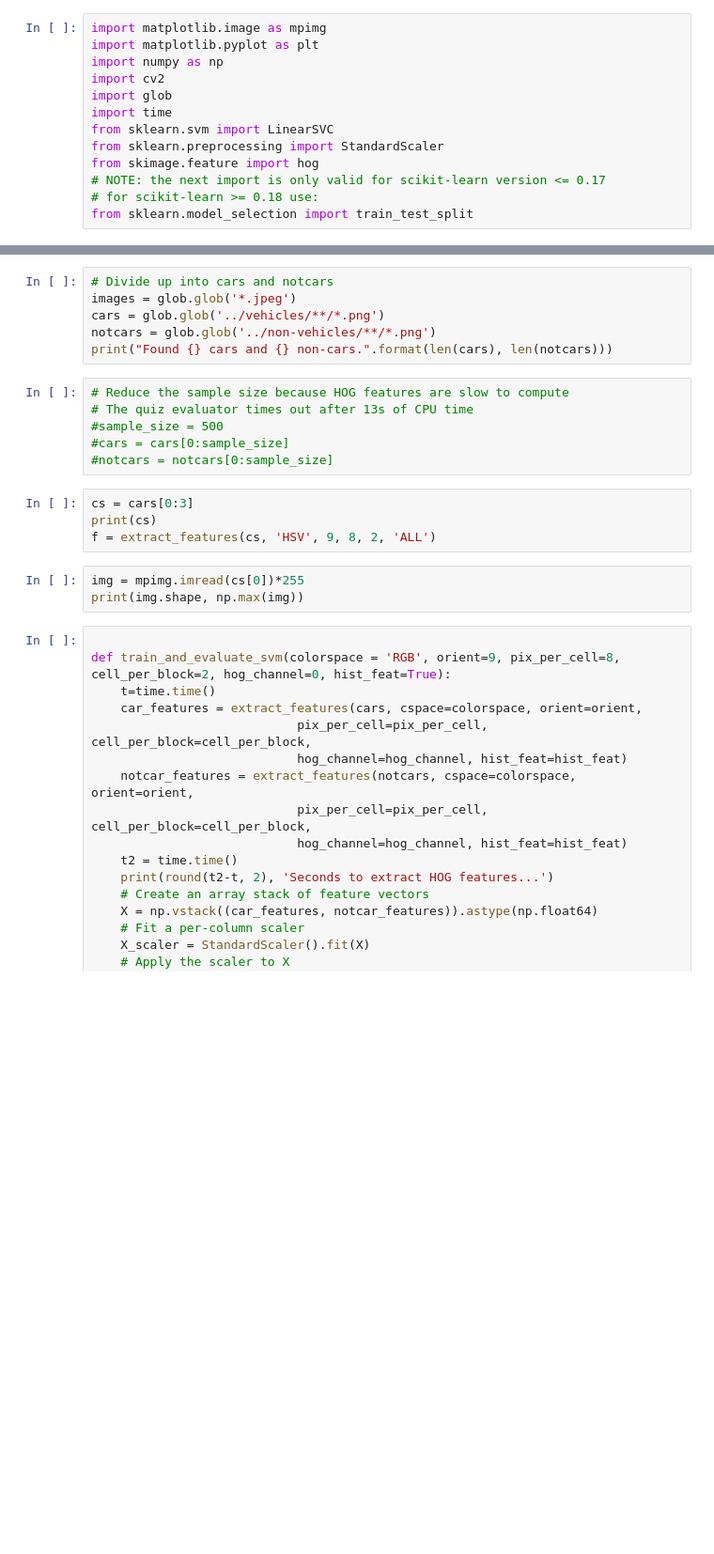
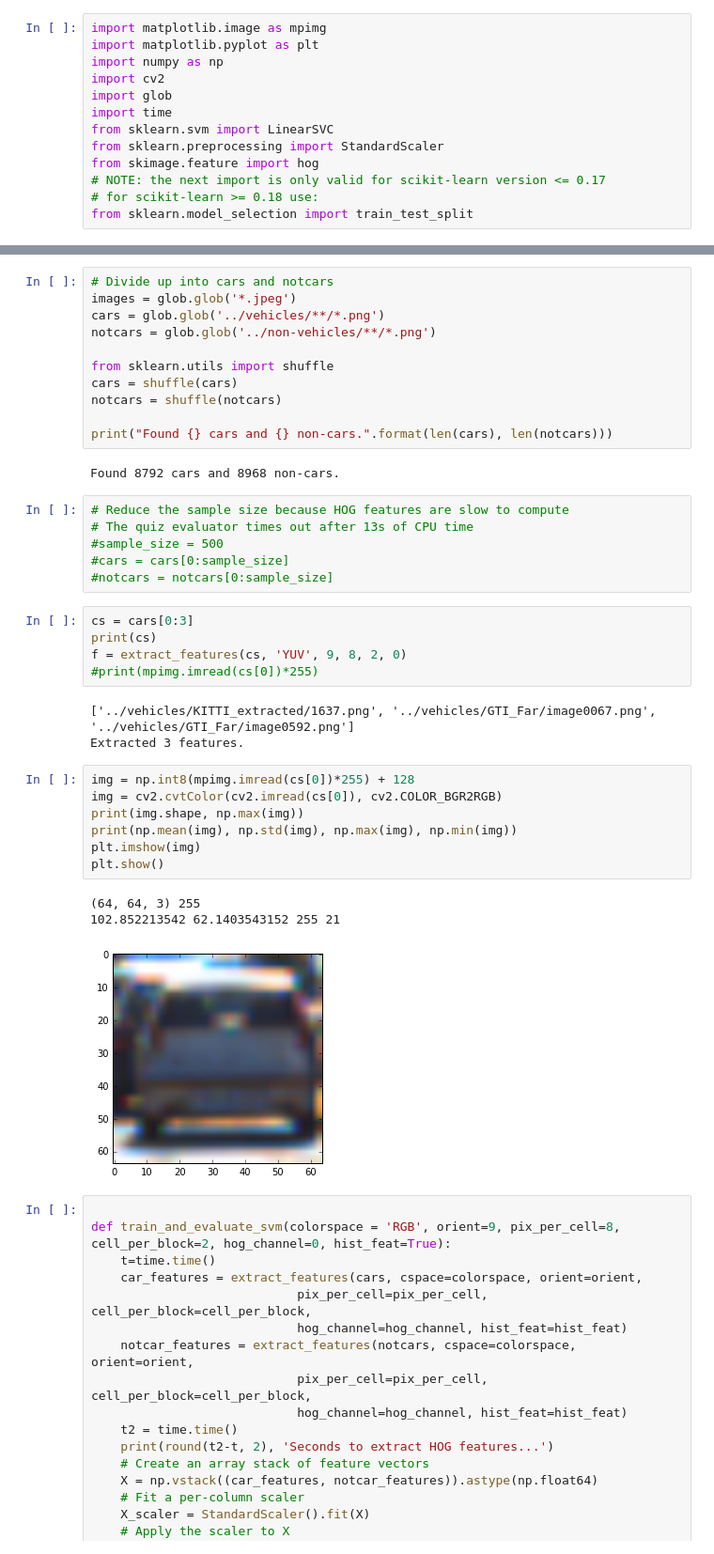
Before and after one commit to mxwg/CarND-Vehicle-Detection, a Jupyter notebook: SVN-Training.ipynb, the cells around one changed output, grey strips where cells are left out. Shown: that part at 94% size. Drawn from its saved outputs; the diff is of its cells as text; blank space fills up the shorter version.

```diff
--- a/SVN-Training.ipynb
+++ b/SVN-Training.ipynb
@@ -36,7 +39,14 @@ def extract_features(imgs, cspace='RGB', orient=9,
 images = glob.glob('*.jpeg')
 cars = glob.glob('../vehicles/**/*.png')
 notcars = glob.glob('../non-vehicles/**/*.png')
+
+from sklearn.utils import shuffle
+cars = shuffle(cars)
+notcars = shuffle(notcars)
+
 print("Found {} cars and {} non-cars.".format(len(cars), len(notcars)))
+# %% [output]
+Found 8792 cars and 8968 non-cars.
 # %%
 # Reduce the sample size because HOG features are slow to compute
 # The quiz evaluator times out after 13s of CPU time
@@ -46,10 +56,22 @@ print("Found {} cars and {} non-cars.".format(len(cars), len(notcars)))
 # %%
 cs = cars[0:3]
 print(cs)
-f = extract_features(cs, 'HSV', 9, 8, 2, 'ALL')
+f = extract_features(cs, 'YUV', 9, 8, 2, 0)
+#print(mpimg.imread(cs[0])*255)
+# %% [output]
+['../vehicles/KITTI_extracted/1637.png', '../vehicles/GTI_Far/image0067.png', '../vehicles/GTI_Far/image0592.png']
+Extracted 3 features.
-# %%
-img = mpimg.imread(cs[0])*255
-print(img.shape, np.max(img))
+# %%
+img = np.int8(mpimg.imread(cs[0])*255) + 128
+img = cv2.cvtColor(cv2.imread(cs[0]), cv2.COLOR_BGR2RGB)
+print(img.shape, np.max(img))
+print(np.mean(img), np.std(img), np.max(img), np.min(img))
+plt.imshow(img)
+plt.show()
+# %% [output]
+(64, 64, 3) 255
+102.852213542 62.1403543152 255 21
+[figure, added]
 # %%
 
 def train_and_evaluate_svm(colorspace = 'RGB', orient=9, pix_per_cell=8, cell_per_block=2, hog_channel=0, hist_feat=True):
```
Also changed, not shown: parts of 2 cells of this notebook, 3 other files.
